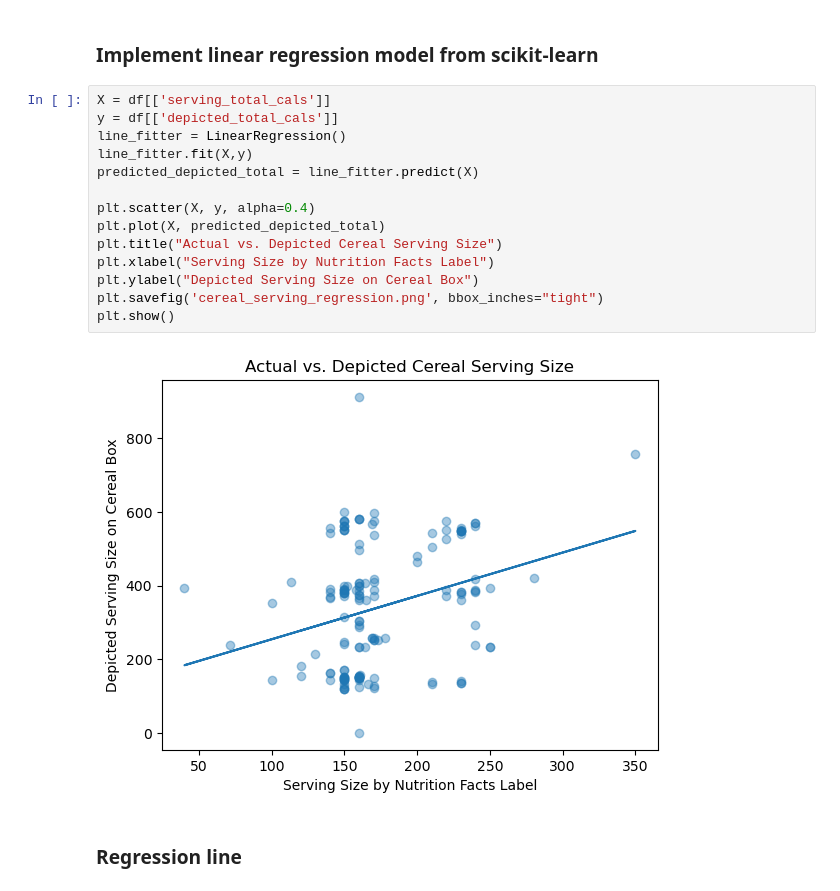
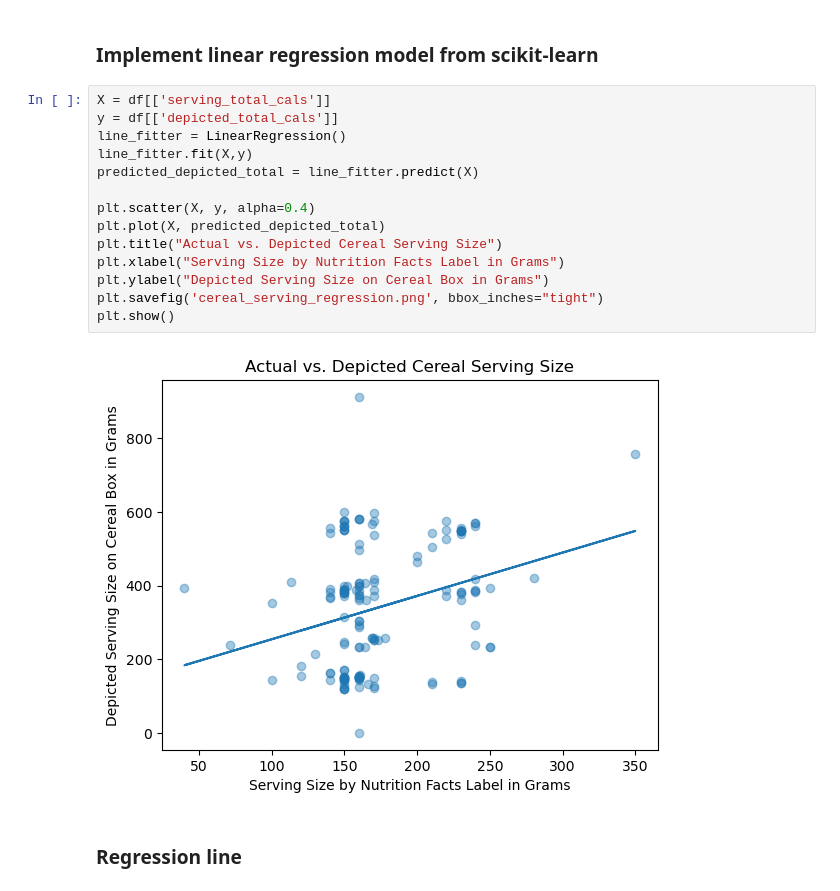
Before and after one commit to Eumi1408/portfolio_projects, a Jupyter notebook: 01_ML_Linear_Regression_Cereal_Study/ML_linear_regression_cereal_servings.ipynb, the cells around one changed output. Saved outputs shown, nothing was run; the diff lists cells and outputs as text.

Commit message:
add grams to axis titles

```diff
--- a/01_ML_Linear_Regression_Cereal_Study/ML_linear_regression_cereal_servings.ipynb
+++ b/01_ML_Linear_Regression_Cereal_Study/ML_linear_regression_cereal_servings.ipynb
@@ -27,19 +27,19 @@ df['depicted_total_cals'] = df['depicted_total_cals'].astype('float')
 # %%
 X = df[['serving_total_cals']]
 y = df[['depicted_total_cals']]
 line_fitter = LinearRegression()
 line_fitter.fit(X,y)
 predicted_depicted_total = line_fitter.predict(X)
 
 plt.scatter(X, y, alpha=0.4)
 plt.plot(X, predicted_depicted_total)
 plt.title("Actual vs. Depicted Cereal Serving Size")
-plt.xlabel("Serving Size by Nutrition Facts Label")
-plt.ylabel("Depicted Serving Size on Cereal Box")
+plt.xlabel("Serving Size by Nutrition Facts Label in Grams")
+plt.ylabel("Depicted Serving Size on Cereal Box in Grams")
 plt.savefig('cereal_serving_regression.png', bbox_inches="tight")
 plt.show()
 # %% [output]
-[figure, old version]
+[figure, new version]
 # %% [markdown]
 ### Regression line
 # %%
```
Also changed, not shown: 1 other file.
